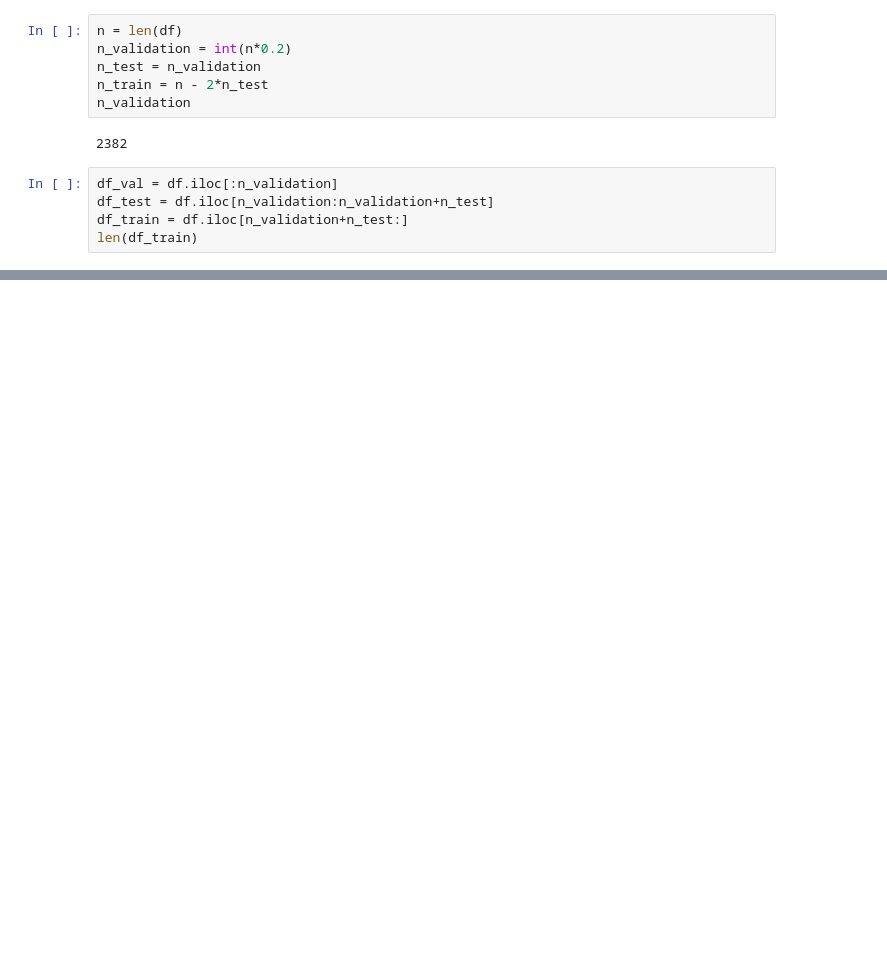
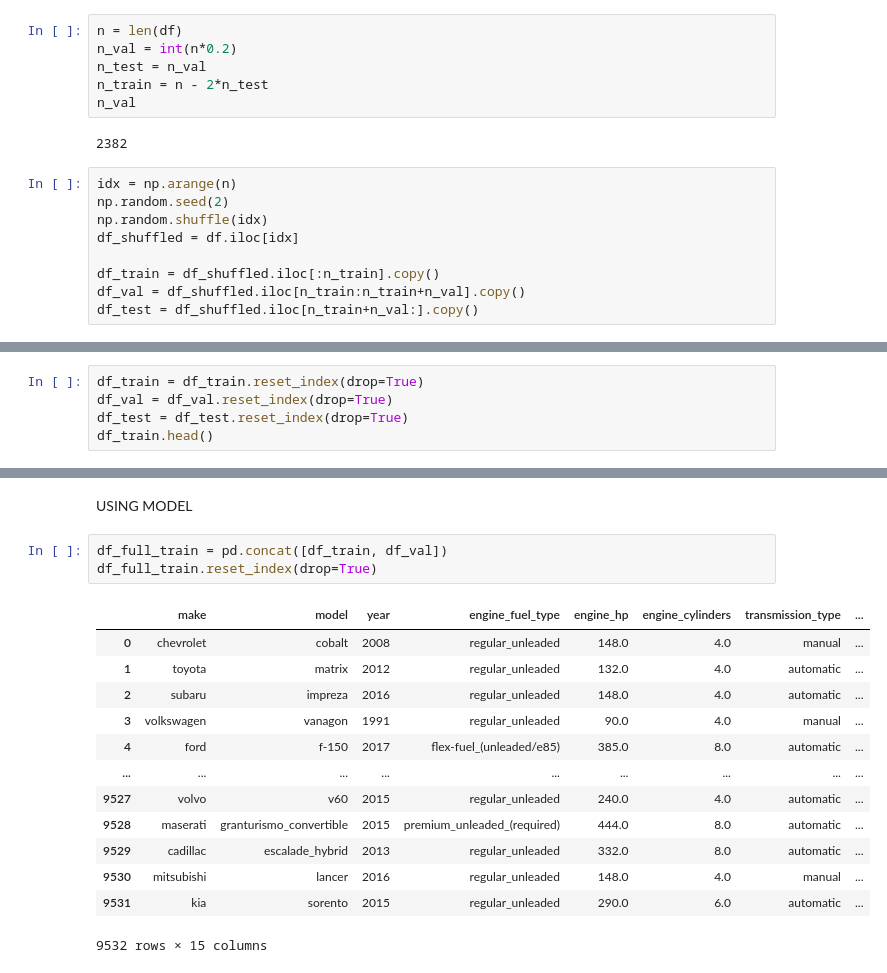
Before and after one commit to dmasterov/ml_zoomcamp, a Jupyter notebook: chapter-02-car-price/car_price_02.ipynb, the cells around one changed output, grey strips where cells are left out. Cells and saved outputs as stored; diff of their text form; blank space fills up the shorter version.

```diff
--- a/chapter-02-car-price/car_price_02.ipynb
+++ b/chapter-02-car-price/car_price_02.ipynb
@@ -112,13 +116,17 @@ dtype: int64
 # %%
 n = len(df)
-n_validation = int(n*0.2)
-n_test = n_validation
+n_val = int(n*0.2)
+n_test = n_val
 n_train = n - 2*n_test
-n_validation
+n_val
 # %% [output]
 2382
 # %%
-df_val = df.iloc[:n_validation]
-df_test = df.iloc[n_validation:n_validation+n_test]
-df_train = df.iloc[n_validation+n_test:]
-len(df_train)
+idx = np.arange(n)
+np.random.seed(2)
+np.random.shuffle(idx)
+df_shuffled = df.iloc[idx]
+
+df_train = df_shuffled.iloc[:n_train].copy()
+df_val = df_shuffled.iloc[n_train:n_train+n_val].copy()
+df_test = df_shuffled.iloc[n_train+n_val:].copy()
@@ -126,0 +137,5 @@ len(df_train)
+# %%
+df_train = df_train.reset_index(drop=True)
+df_val = df_val.reset_index(drop=True)
+df_test = df_test.reset_index(drop=True)
+df_train.head()
@@ -126,0 +404,19 @@ len(df_train)
+# %% [markdown]
+USING MODEL
+# %%
+df_full_train = pd.concat([df_train, df_val])
+df_full_train.reset_index(drop=True)
+# %% [output]
+|  | make | model | year | engine_fuel_type | engine_hp | engine_cylinders | transmission_type | ... |
+| 0 | chevrolet | cobalt | 2008 | regular_unleaded | 148.0 | 4.0 | manual | ... |
+| 1 | toyota | matrix | 2012 | regular_unleaded | 132.0 | 4.0 | automatic | ... |
+| 2 | subaru | impreza | 2016 | regular_unleaded | 148.0 | 4.0 | automatic | ... |
+| 3 | volkswagen | vanagon | 1991 | regular_unleaded | 90.0 | 4.0 | manual | ... |
+| 4 | ford | f-150 | 2017 | flex-fuel_(unleaded/e85) | 385.0 | 8.0 | automatic | ... |
+| ... | ... | ... | ... | ... | ... | ... | ... | ... |
+| 9527 | volvo | v60 | 2015 | regular_unleaded | 240.0 | 4.0 | automatic | ... |
+| 9528 | maserati | granturismo_convertible | 2015 | premium_unleaded_(required) | 444.0 | 8.0 | automatic | ... |
+| 9529 | cadillac | escalade_hybrid | 2013 | regular_unleaded | 332.0 | 8.0 | automatic | ... |
+| 9530 | mitsubishi | lancer | 2016 | regular_unleaded | 148.0 | 4.0 | manual | ... |
+| 9531 | kia | sorento | 2015 | regular_unleaded | 290.0 | 6.0 | automatic | ... |
+9532 rows × 15 columns
```
Also changed, not shown: parts of 41 cells of this notebook.
